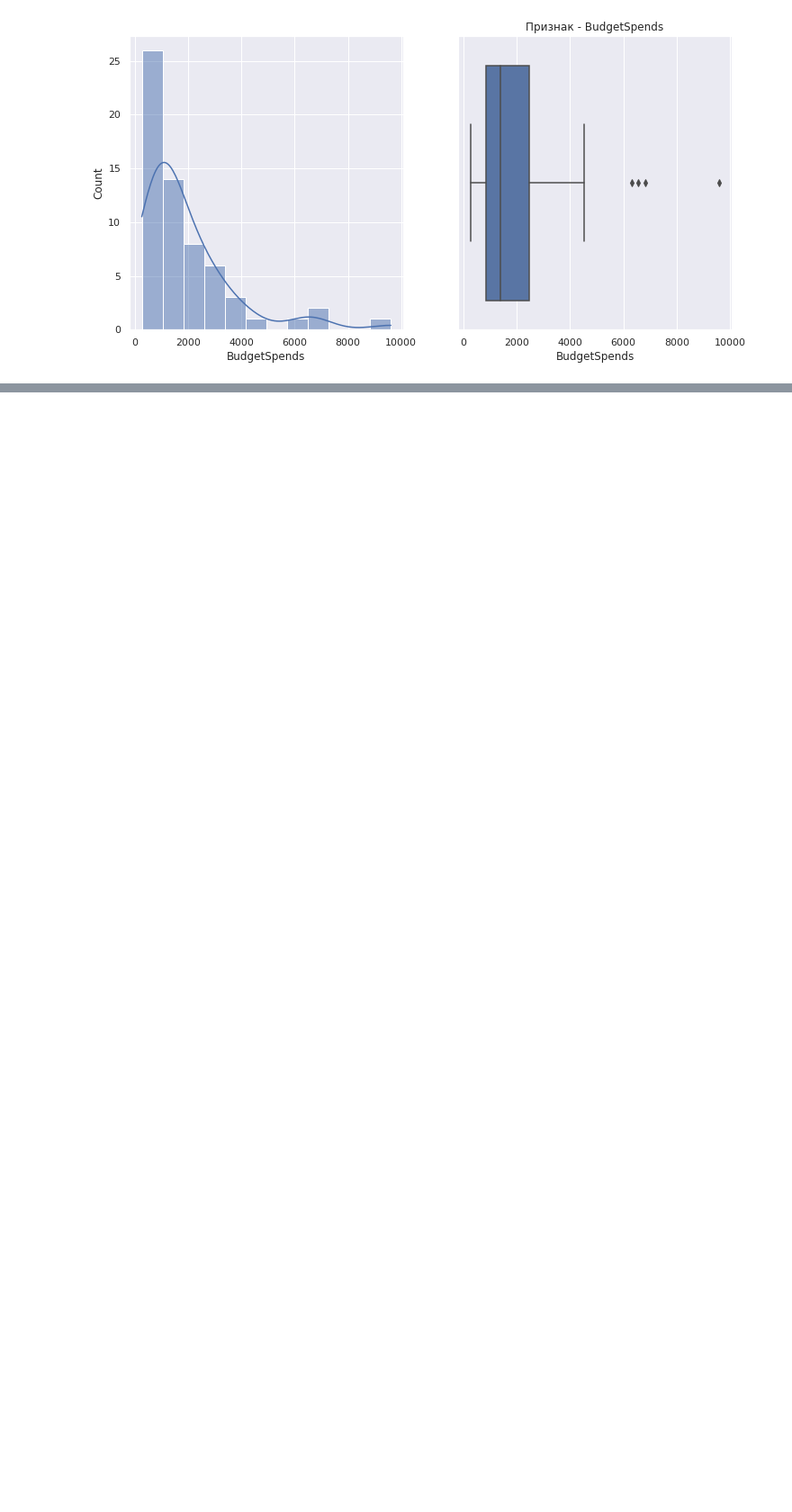
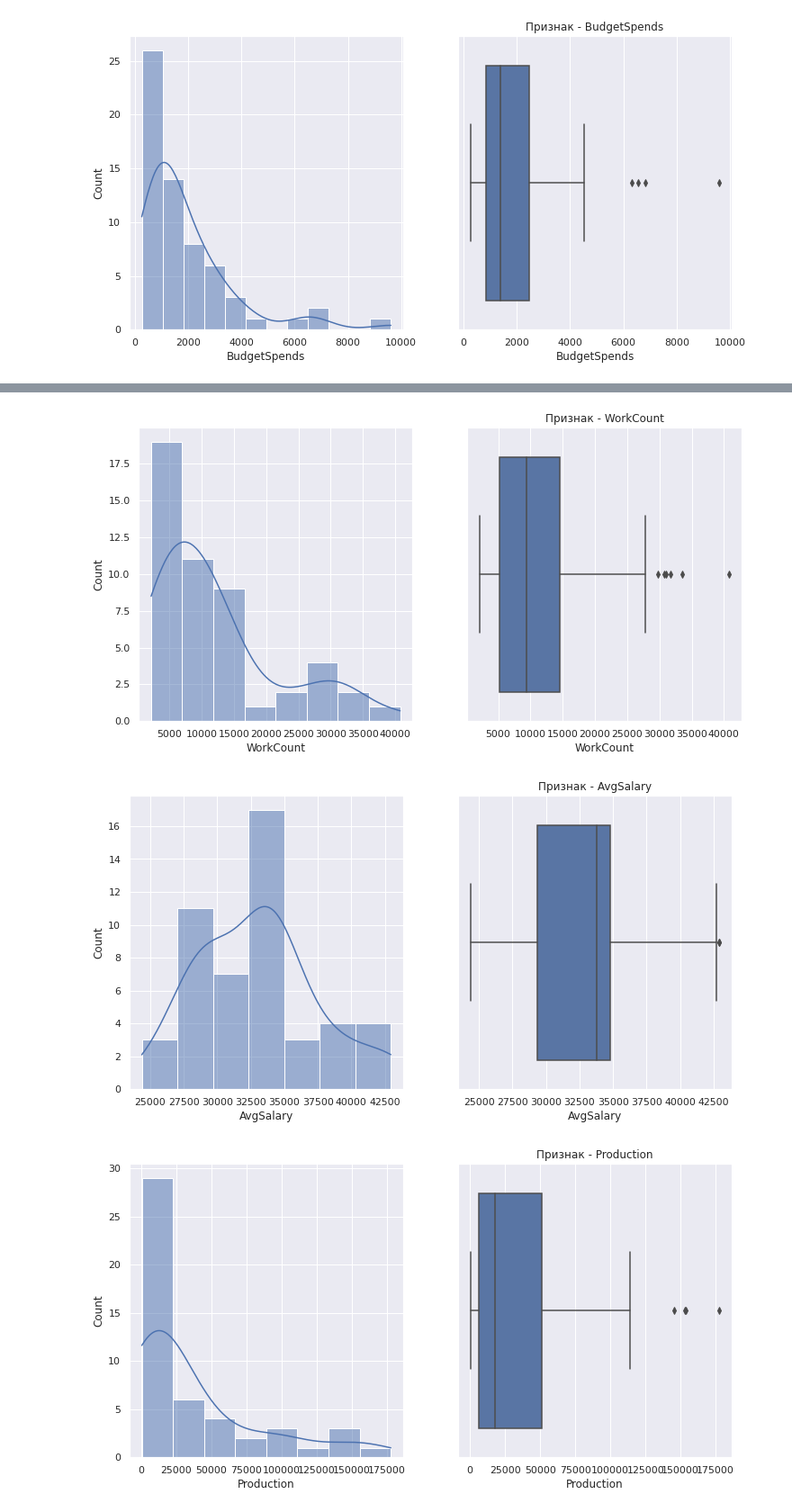
Before and after one commit to Segrey372017/cities_stat, a Jupyter notebook: city_stat2020.ipynb, the cells around one changed output, grey strips where cells are left out. Shown at 90% size. Drawn from its saved outputs; the diff is of its cells as text; code cells hidden in the pictures; blank space fills up the shorter version.

```diff
--- a/city_stat2020.ipynb
+++ b/city_stat2020.ipynb
@@ -194,0 +217,38 @@ for feat in feature_cols:
+# %%
+class DataPreparator:
+    def __init__(self):
+        self.dstat = None
+        return
+
+    def fit(self, data):
+        """
+        Вычисление базовых статистик набора данных для
+        очистки и устранения аномалий
+
+        """
+        self.dstat = data.describe()
+        return
+
+    def transform(self, data):
+        """
+        Преобразование набора данных:
+        - Заполнение отсутствующих значений медианными;
+        - Замена выбросов медианными значениями;
+        Возвращает объект DataFrame
+        """
+        for col in data.columns: # замена пропусков мединанными значениям
+            data[col].loc[data[col] == data[col].isna()] = self.dstat[col].loc['50%']
+
+        for col in data.columns:
+            whis = 4* (self.dstat[col].loc['75%'] - self.dstat[col].loc['25%'])
+            data[col].loc[data[col] > whis] = self.dstat[col].loc['50%']
+
+        return data
+
+    def fit_transform(self, data):
+        self.fit(data)
+        return self.transform(data)
+# %%
+prep = DataPreparator()
+# %%
+X_train = prep.fit_transform(X_train)
@@ -194,0 +276,10 @@ for feat in feature_cols:
+# %%
+for feat in feature_cols:
+    fig, [ax1, ax2] = plt.subplots(nrows = 1, ncols = 2, figsize = (12,6))
+    plt.title(f'Признак - {feat}')
+    sns.histplot(X_train[feat], kde = True, ax = ax1)
+    sns.boxplot(X_train[feat], ax = ax2)
+# %% [output]
+[figure, added]
+[figure, added]
+[figure, added]
```
Also changed, not shown: parts of 45 cells of this notebook.
